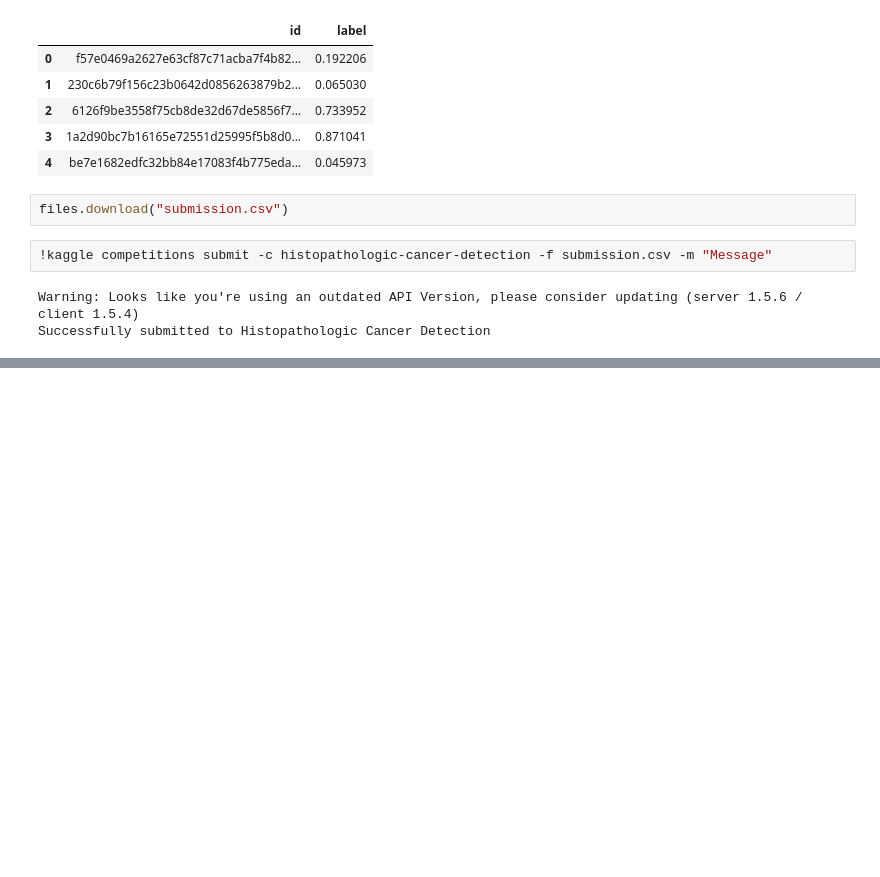
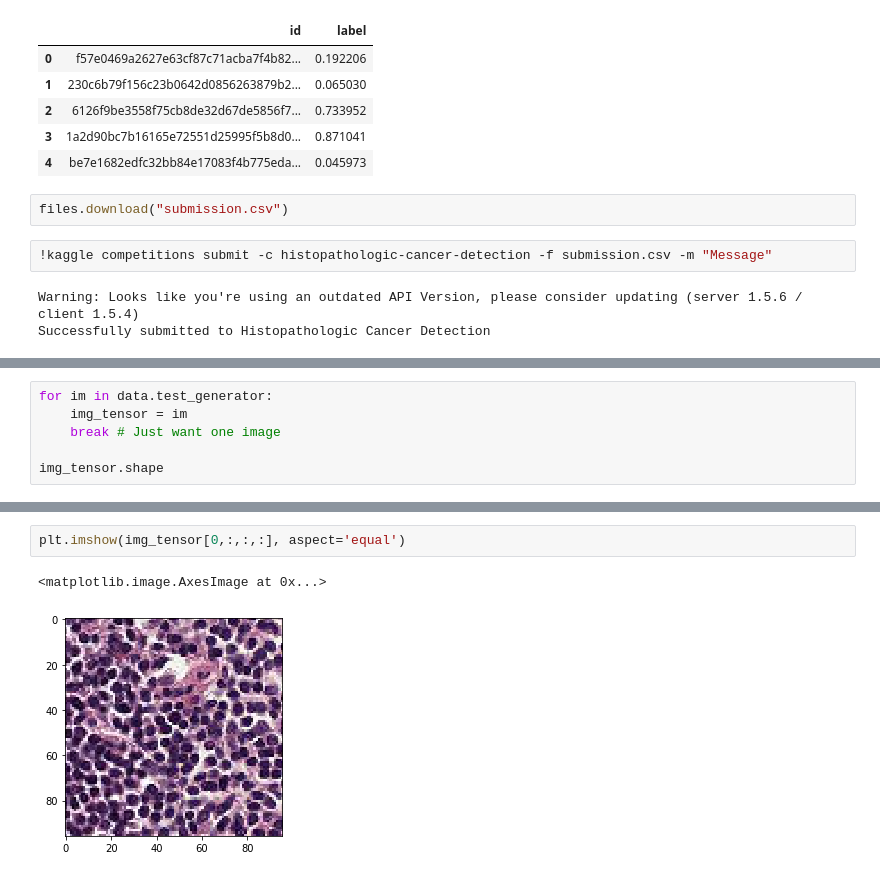
Before and after one commit to liminal-learner/cancer_detection, a Jupyter notebook: notebooks/3_Deploy.ipynb, the cells around one changed output, grey strips where cells are left out. Drawn from its saved outputs; the diff is of its cells as text; blank space fills up the shorter version.

```diff
--- a/notebooks/3_Deploy.ipynb
+++ b/notebooks/3_Deploy.ipynb
@@ -168,0 +168,6 @@ To-do.
+# %%
+for im in data.test_generator:
+    img_tensor = im
+    break # Just want one image
+
+img_tensor.shape
@@ -168,0 +274,5 @@ To-do.
+# %%
+plt.imshow(img_tensor[0,:,:,:], aspect='equal')
+# %% [output]
+<matplotlib.image.AxesImage at 0x...>
+[figure, added]
```
Also changed, not shown: parts of 20 cells of this notebook.
